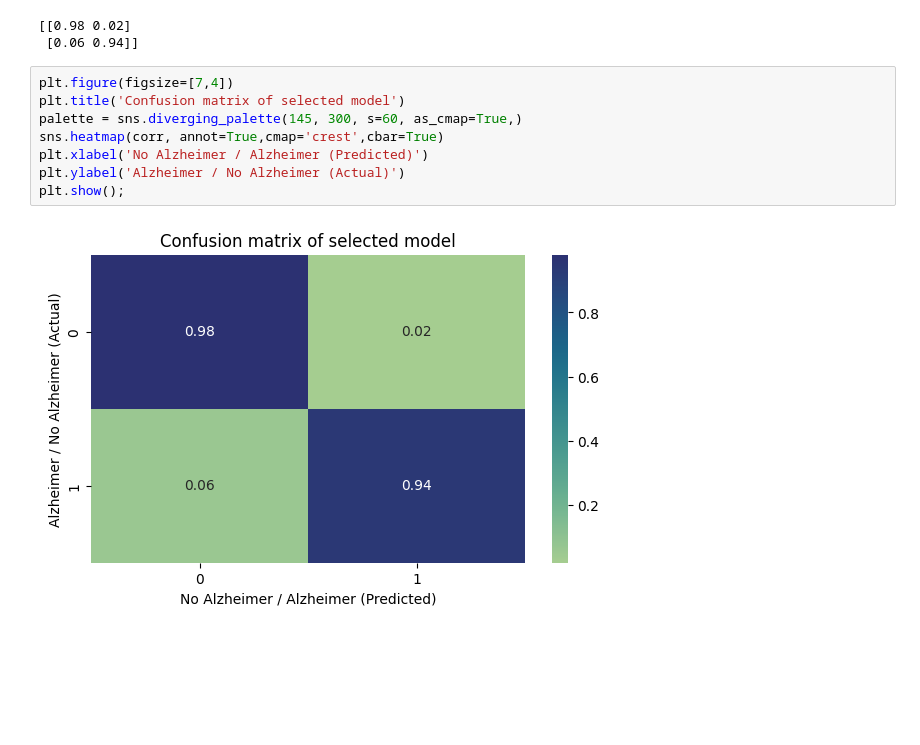
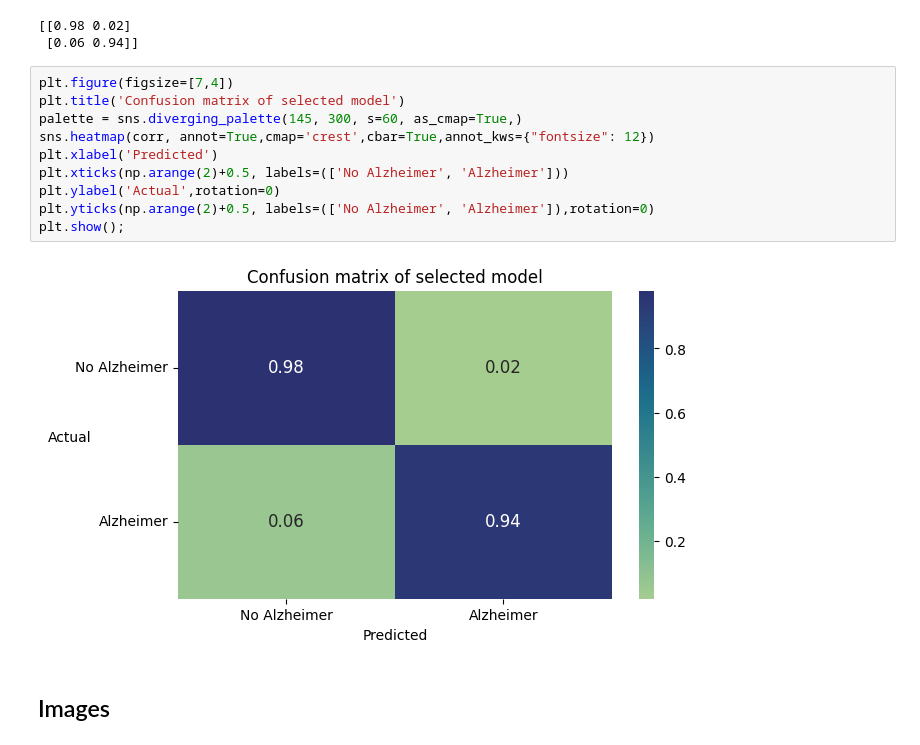
Before and after one commit to RauGarGom/ml_alzheimer_class, a Jupyter notebook: notebooks/charts.ipynb, the cells around one changed output. Drawn from its saved outputs; the diff is of its cells as text; blank space fills up the shorter version.

Commit message:
20.11 - charts and preparations for tecnhical presentation

```diff
--- a/notebooks/charts.ipynb
+++ b/notebooks/charts.ipynb
@@ -79,10 +85,14 @@ print(corr)
 # %%
 plt.figure(figsize=[7,4])
 plt.title('Confusion matrix of selected model')
 palette = sns.diverging_palette(145, 300, s=60, as_cmap=True,)
-sns.heatmap(corr, annot=True,cmap='crest',cbar=True)
-plt.xlabel('No Alzheimer / Alzheimer (Predicted)')
-plt.ylabel('Alzheimer / No Alzheimer (Actual)')
+sns.heatmap(corr, annot=True,cmap='crest',cbar=True,annot_kws={"fontsize": 12})
+plt.xlabel('Predicted')
+plt.xticks(np.arange(2)+0.5, labels=(['No Alzheimer', 'Alzheimer']))
+plt.ylabel('Actual',rotation=0)
+plt.yticks(np.arange(2)+0.5, labels=(['No Alzheimer', 'Alzheimer']),rotation=0)
 plt.show();
 # %% [output]
-[figure, old version]
+[figure, new version]
+# %% [markdown]
+## Images
```
Also changed, not shown: parts of 19 cells of this notebook, 22 other files.
